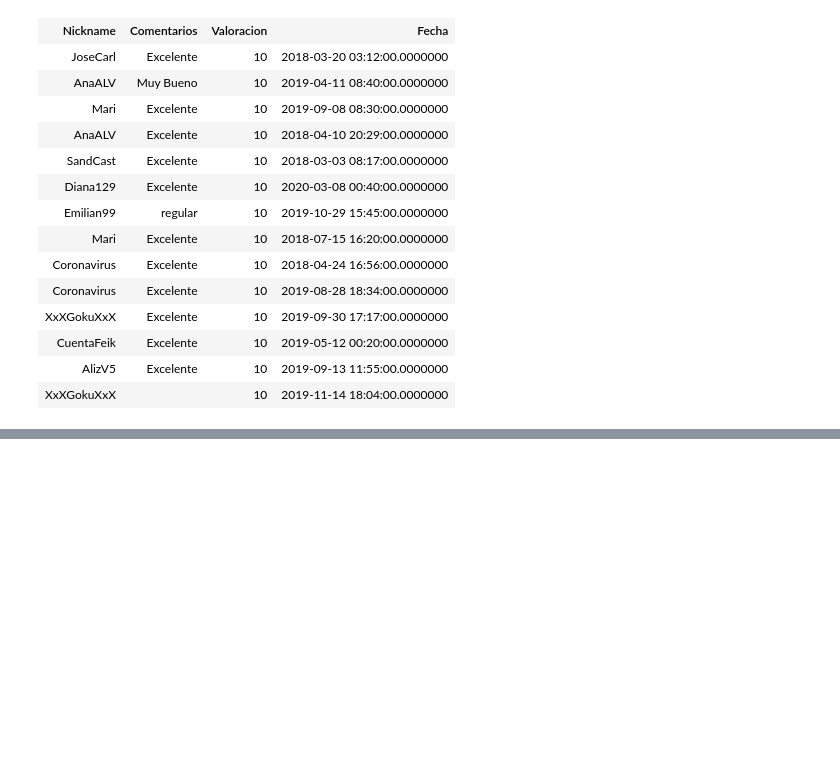
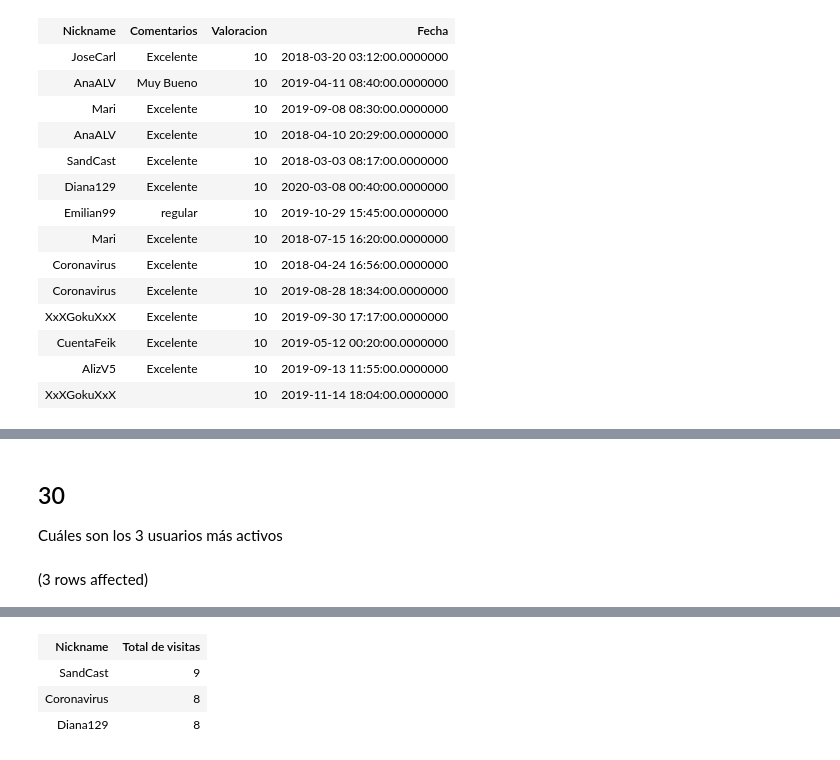
Before and after one commit to DanielCamposs98/BDCuatroCuadras, a Jupyter notebook: CuatroCuadras (Consultas).ipynb, the cells around one changed output, grey strips where cells are left out. Saved outputs shown, nothing was run; the diff lists cells and outputs as text; code cells hidden in the pictures; blank space fills up the shorter version.

```diff
--- a/CuatroCuadras (Consultas).ipynb
+++ b/CuatroCuadras (Consultas).ipynb
@@ -434,0 +566,10 @@ Total execution time: 00:00:00.186
+# %% [markdown]
+## 30
+Cuáles son los 3 usuarios más activos
+# %%
+SELECT TOP 3 U.Nickname, COUNT(*) [Total de visitas] FROM Visita V
+INNER JOIN Usuario U ON V.Nickname=U.Nickname
+GROUP BY U.Nickname
+ORDER BY [Total de visitas] DESC
+# %% [output]
+(3 rows affected)
@@ -434,0 +577,4 @@ Total execution time: 00:00:00.186
+| Nickname | Total de visitas |
+| SandCast | 9 |
+| Coronavirus | 8 |
+| Diana129 | 8 |
```
Also changed, not shown: parts of 18 cells of this notebook.
